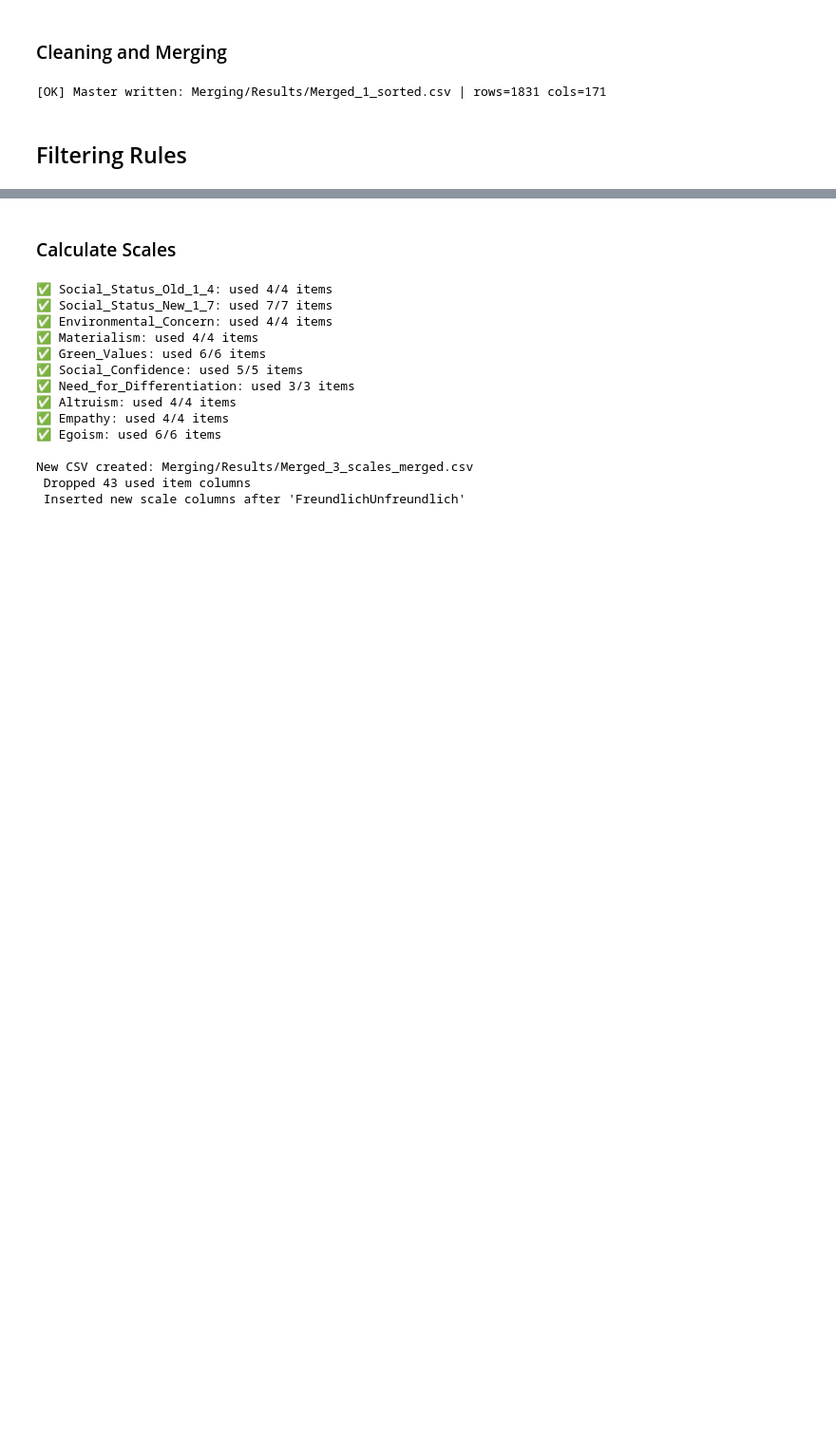
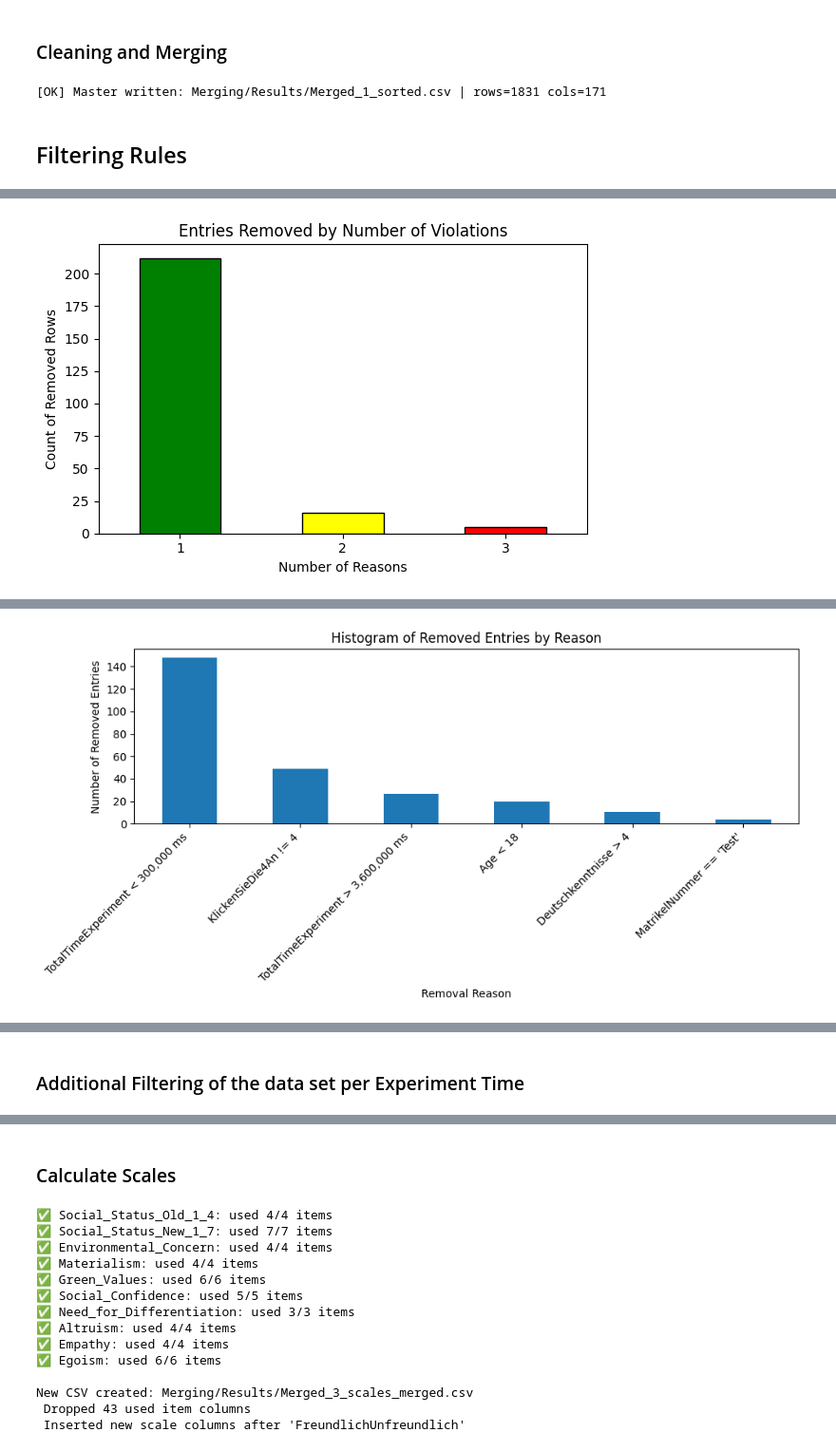
Before and after one commit to annnaaii/BA_Empirical_Study_Analysis, a Jupyter notebook: Merging.ipynb, the cells around one changed output, grey strips where cells are left out. Shown: that part at 95% size. Saved outputs shown, nothing was run; the diff lists cells and outputs as text; code cells hidden in the pictures; blank space fills up the shorter version.

Commit message:
changed the filtering rules

```diff
--- a/Merging.ipynb
+++ b/Merging.ipynb
@@ -436,29 +473,32 @@ if __name__ == "__main__":
 df = pd.read_csv("Merging/Results/Merged_1_sorted.csv", engine="python")
 ouput_path = "Merging/Results/Merged_2_filtered.csv"
 
+
+if "Age" in df:
+    df["Age"] = pd.to_numeric(df["Age"], errors="coerce")   # non-numeric → NaN
+    df["Age"] = df["Age"].fillna(df["Age"].mean())          # fill NaN with mean
+
+
+
 # --- build rule masks (one boolean Series per rule) ---
 m_matrikel_test = df["MatrikelNummer"].astype(str).str.strip().str.lower().eq("test") if "MatrikelNummer" in df else False
-m_sid_bad = (df["sID"].isna()) | (df["sID"].astype(str).str.strip().eq("")) if "sID" in df else False
 m_click_fail = (df["KlickenSieDie4An"] != 4) if "KlickenSieDie4An" in df else False
-m_time_too_long = (df["TotalTimeExperiment"] > 1_800_000) if "TotalTimeExperiment" in df else False   # > 30 min
+m_time_too_long = (df["TotalTimeExperiment"] > 18_000_000) if "TotalTimeExperiment" in df else False   # > 30 min
 m_time_too_short = (df["TotalTimeExperiment"] < 300_000) if "TotalTimeExperiment" in df else False     # < 5 min
-m_de_lang_low = (df["DeutschkenntnisseGutSchlecht"] >= 4) if "DeutschkenntnisseGutSchlecht" in df else False
+m_de_lang_low = (df["DeutschkenntnisseGutSchlecht"] > 4) if "DeutschkenntnisseGutSchlecht" in df else False
+m_age_too_young = (df["Age"] < 18) if "Age" in df else False
 
-if "Age" in df:
-    age_num = pd.to_numeric(df["Age"], errors="coerce")
-    m_age_missing = age_num.isna() | (age_num > 90)
-else:
-    m_age_missing = False
+print(len(m_age_too_young))
+
 
 # --- pack masks with human-readable reasons ---
 mask_table = pd.DataFrame({
     "MatrikelNummer == 'Test'": m_matrikel_test,
-    "sID empty/NA": m_sid_bad,
     "KlickenSieDie4An != 4": m_click_fail,
-    "Age missing": m_age_missing,
-    "TotalTimeExperiment > 1,800,000 ms": m_time_too_long,
+    "Age < 18": m_age_too_young,
+    "TotalTimeExperiment > 3,600,000 ms": m_time_too_long,
     "TotalTimeExperiment < 300,000 ms": m_time_too_short,
-    "Deutschkenntnisse >= 4": m_de_lang_low,
+    "Deutschkenntnisse > 4": m_de_lang_low,
 })
 
 # rows to remove = any rule true
@@ -473,10 +513,57 @@ def join_reasons(row_bool):
 
 removed["RemovalReasons"] = mask_table.loc[removed.index].apply(join_reasons, axis=1)
 
+removed["ReasonCount"] = removed["RemovalReasons"].str.split(";").apply(len)
+
+
+
+reason_group_counts = removed["ReasonCount"].map(
+    lambda x: x if x < int(3) else 3
+).value_counts().sort_index()
+
+color_map = {
+    1: "green",
+    2: "yellow",
+    3: "red"
+}
+bar_colors = [color_map[i] for i in reason_group_counts.index]
+
+
+plt.figure(figsize=(6,4))
+reason_group_counts.plot(
+    kind="bar",
+    color=bar_colors,
+    edgecolor="black"
+)
+
+plt.title("Entries Removed by Number of Violations")
+plt.xlabel("Number of Reasons")
+plt.ylabel("Count of Removed Rows")
+plt.xticks(rotation=0)
+
+plt.tight_layout()
+plt.show()
+
+reason_counts = mask_table.loc[removed.index].sum().sort_values(ascending=False)
+
+print("\n====== Removal Summary Table ======")
+print(reason_counts.reset_index().rename(columns={"index": "Reason", 0: "Count"}).to_string(index=False))
+
+
+# --- create histogram / bar chart ---
+plt.figure(figsize=(10, 5))
+reason_counts.plot(kind="bar")
+plt.xlabel("Removal Reason")
+plt.ylabel("Number of Removed Entries")
+plt.title("Histogram of Removed Entries by Reason")
+plt.xticks(rotation=45, ha='right')
+plt.tight_layout()
+plt.show()
+
 # --- print a concise report ---
 print(f"Rows before: {len(df)}  |  removed: {len(removed)}  |  kept: {len(kept)}")
 cols_preview = [c for c in [
-    "source_file","RemovalReasons", "sID","MatrikelNummer","Age",
+    "source_file","RemovalReasons","MatrikelNummer","Age",
     "TotalTimeExperiment","DeutschkenntnisseGutSchlecht","KlickenSieDie4An",
 
 ] if c in removed.columns]
@@ -510,0 +582 @@ Rows before: 1831  |  removed: 395  |  kept: 1436
+[figure, added]
@@ -510,0 +591 @@ Rows before: 1831  |  removed: 395  |  kept: 1436
+[figure, added]
@@ -510,0 +609,2 @@ Rows before: 1831  |  removed: 395  |  kept: 1436
+# %% [markdown]
+### Additional Filtering of the data set per Experiment Time
```
Also changed, not shown: parts of 6 cells of this notebook, 4 other files.
